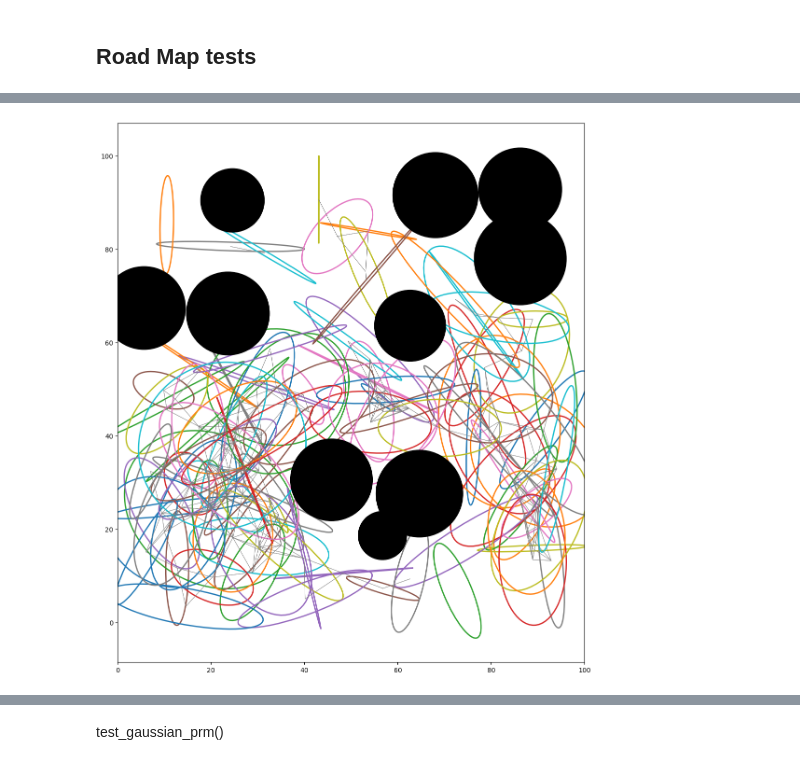
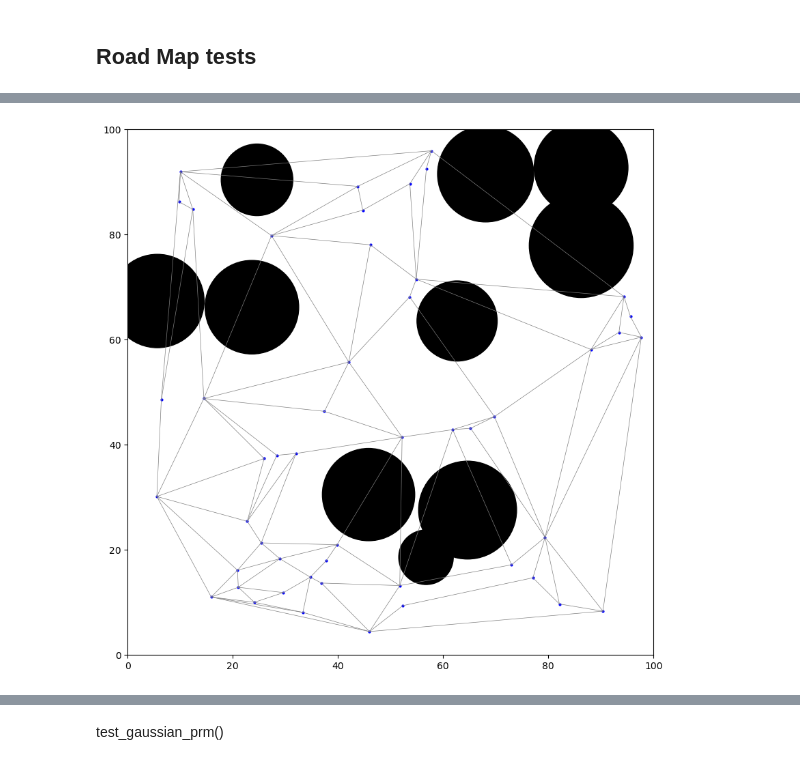
Before and after one commit to Zander-M/ST_Gaussian_PRM, a Jupyter notebook: experiment.ipynb, the cells around one changed output, grey strips where cells are left out. Saved outputs shown, nothing was run; the diff lists cells and outputs as text; code cells hidden in the pictures.

```diff
--- a/experiment.ipynb
+++ b/experiment.ipynb
@@ -18,0 +17,12 @@ gaussian_prm.roadmap_construction()
+# %%
+map_fname = "data/envs/maps/map_2.yaml"
+map_loader = RoadmapLoader(map_fname)
+# instance_loader = InstanceLoader(instance_fname)
+map_loader.visualize("test_map")
+roadmap, _ = map_loader.get_map()
+# instance_fname = "data/envs/maps/map_2.yaml"
+# instance = instance_loader.get_instance()
+gaussian_prm = GaussianPRM(roadmap, None, 50)
+# gaussian_prm.load_instance()
+gaussian_prm.sample_free_space(sampling_strategy="SWARMPRM")
+gaussian_prm.build_roadmap(roadmap_method="TRIANGULATION", collision_check_method="MONTE_CARLO")
@@ -19,4 +31,4 @@ gaussian_prm.roadmap_construction()
 # %%
-gaussian_prm.visualize_map("test_gprm")
+gaussian_prm.visualize_map("test_map")
 # %% [output]
-[figure, old version]
+[figure, new version]
```
Also changed, not shown: parts of 5 cells of this notebook, 11 other files.
